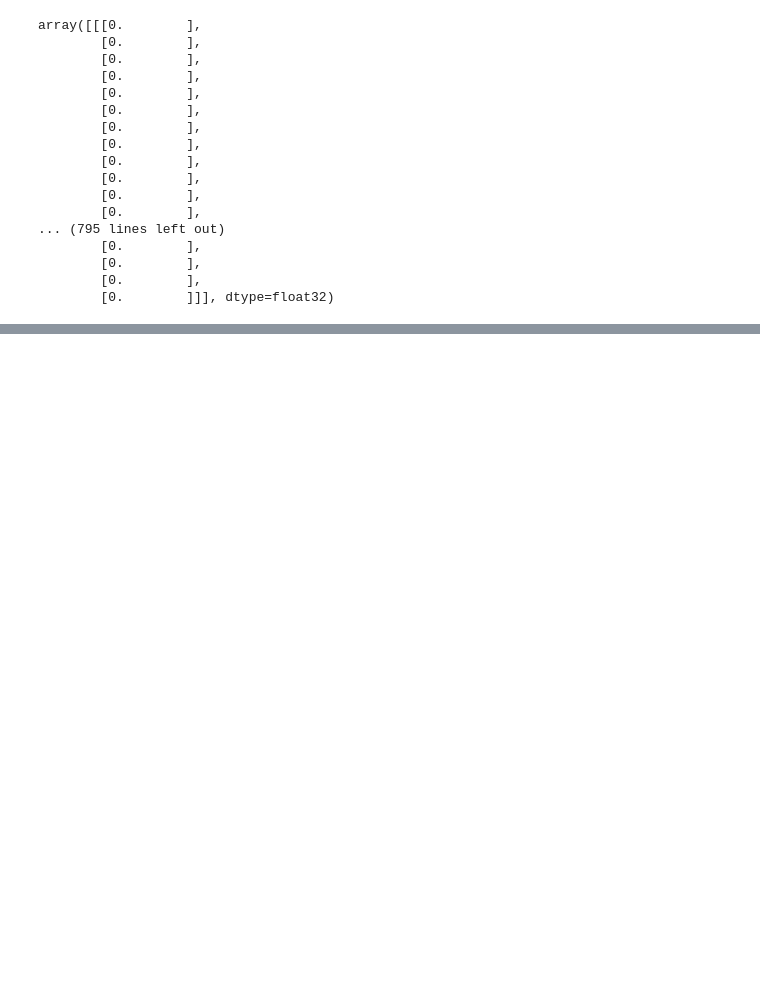
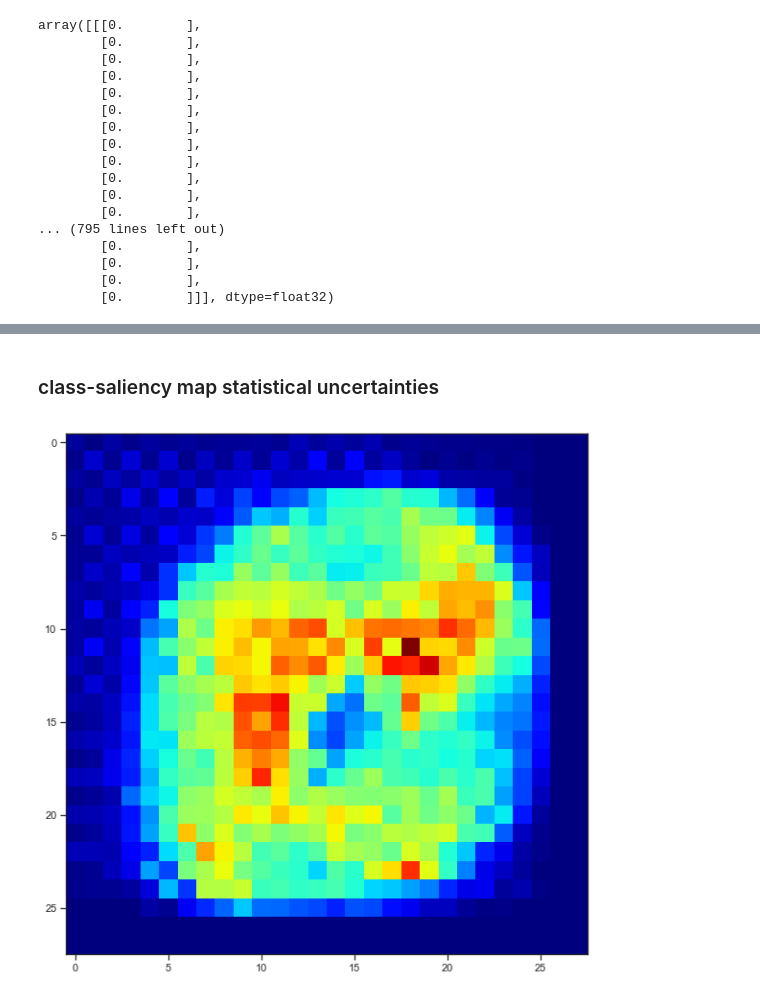
Before and after one commit to wdbm/Psychedelic_Machine_Learning_in_the_Cenozoic_Era, a Jupyter notebook: Keras_convolutional_MNIST.ipynb, the cells around one changed output, grey strips where cells are left out. Saved outputs shown, nothing was run; the diff lists cells and outputs as text; code cells hidden in the pictures; blank space fills up the shorter version.

```diff
--- a/Keras_convolutional_MNIST.ipynb
+++ b/Keras_convolutional_MNIST.ipynb
@@ -255,0 +289,7 @@ plt.imshow(grads, cmap='jet');
+# %% [markdown]
+### class-saliency map statistical uncertainties
+# %%
+# https://docs.scipy.org/doc/scipy/reference/generated/scipy.stats.sem.html
+plt.imshow(stats.sem(saliencies, axis=0), cmap='jet');
+# %% [output]
+[figure, added]
```
Also changed, not shown: parts of 18 cells of this notebook.
